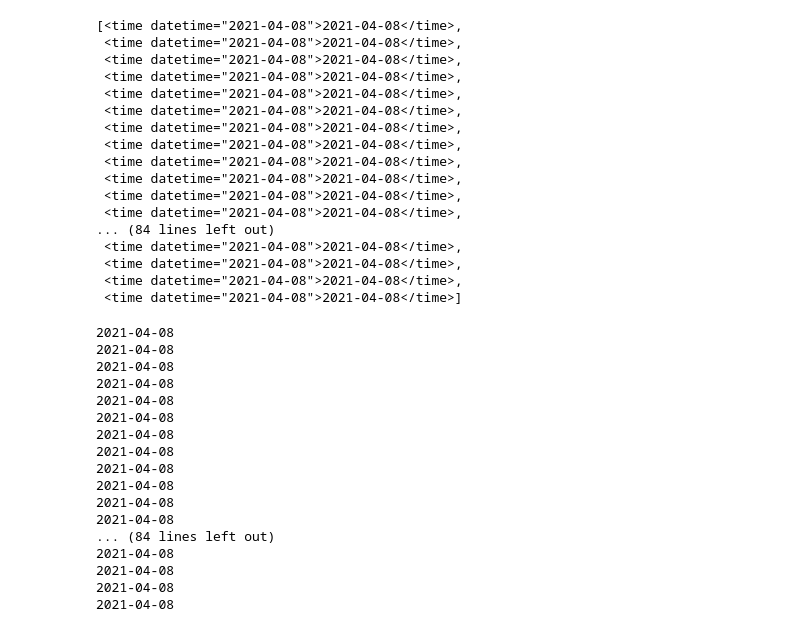
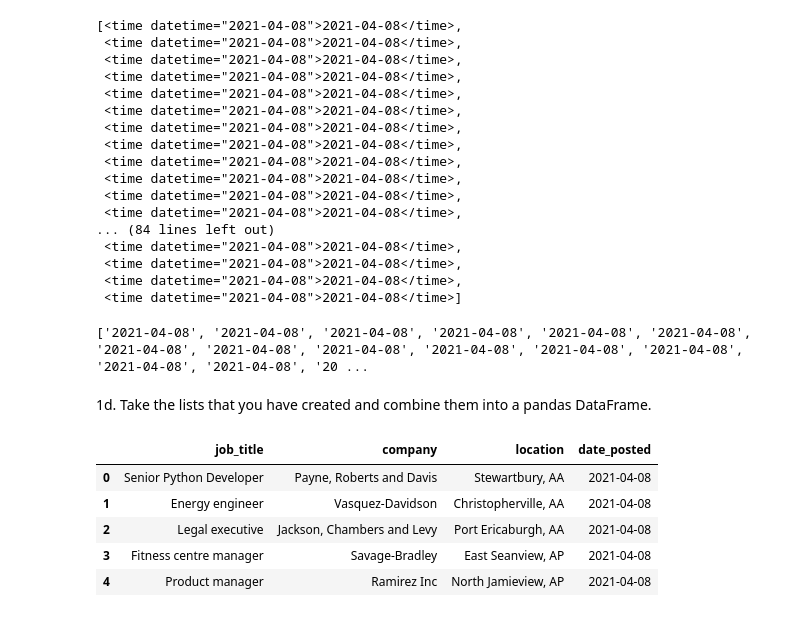
Before and after one commit to NSS-Data-Analytics-Cohort-10/webscraping-marthahunter, a Jupyter notebook: notebooks/webscraping_notebook_1.ipynb, the cells around one changed output. Drawn from its saved outputs; the diff is of its cells as text; code cells hidden in the pictures.

```diff
--- a/notebooks/webscraping_notebook_1.ipynb
+++ b/notebooks/webscraping_notebook_1.ipynb
@@ -280,5 +255,6 @@ locations
          Michelleville, AP
        </p>]
 # %%
+locations_text = []
 for place in locations :
-    print(place.text)
+    locations_text.append(place.text)
@@ -302,0 +261,4 @@ for place in locations :
+# %%
+locations_text_clean = []
+for place in locations_text :
+    locations_text_clean.append(place.strip())
@@ -328,23 +298,28 @@ posting_dates
  <time datetime="2021-04-08">2021-04-08</time>,
  <time datetime="2021-04-08">2021-04-08</time>]
 # %%
+date_text = []
 for date in posting_dates :
-    print (date.text)
+    date_text.append(date.text)
-# %% [output]
-2021-04-08
-2021-04-08
-2021-04-08
-2021-04-08
-2021-04-08
-2021-04-08
-2021-04-08
-2021-04-08
-2021-04-08
-2021-04-08
-2021-04-08
-2021-04-08
-... (84 lines left out)
-2021-04-08
-2021-04-08
-2021-04-08
-2021-04-08
+# %%
+print(date_text)
+# %% [output]
+['2021-04-08', '2021-04-08', '2021-04-08', '2021-04-08', '2021-04-08', '2021-04-08', '2021-04-08', '2021-04-08', '2021-04-08', '2021-04-08', '2021-04-08', '2021-04-08', '2021-04-08', '2021-04-08', '20 ...
+# %% [markdown]
+1d. Take the lists that you have created and combine them into a pandas DataFrame.
+# %%
+fake_jobs_df = pd.DataFrame(
+    {'job_title': job_titles_text,
+     'company': companies_text,
+     'location': locations_text_clean,
+     'date_posted': date_text}
+)
+# %%
+fake_jobs_df.head()
+# %% [output]
+|  | job_title | company | location | date_posted |
+| 0 | Senior Python Developer | Payne, Roberts and Davis | Stewartbury, AA | 2021-04-08 |
+| 1 | Energy engineer | Vasquez-Davidson | Christopherville, AA | 2021-04-08 |
+| 2 | Legal executive | Jackson, Chambers and Levy | Port Ericaburgh, AA | 2021-04-08 |
+| 3 | Fitness centre manager | Savage-Bradley | East Seanview, AP | 2021-04-08 |
+| 4 | Product manager | Ramirez Inc | North Jamieview, AP | 2021-04-08 |
```
Also changed, not shown: parts of 8 cells of this notebook.
